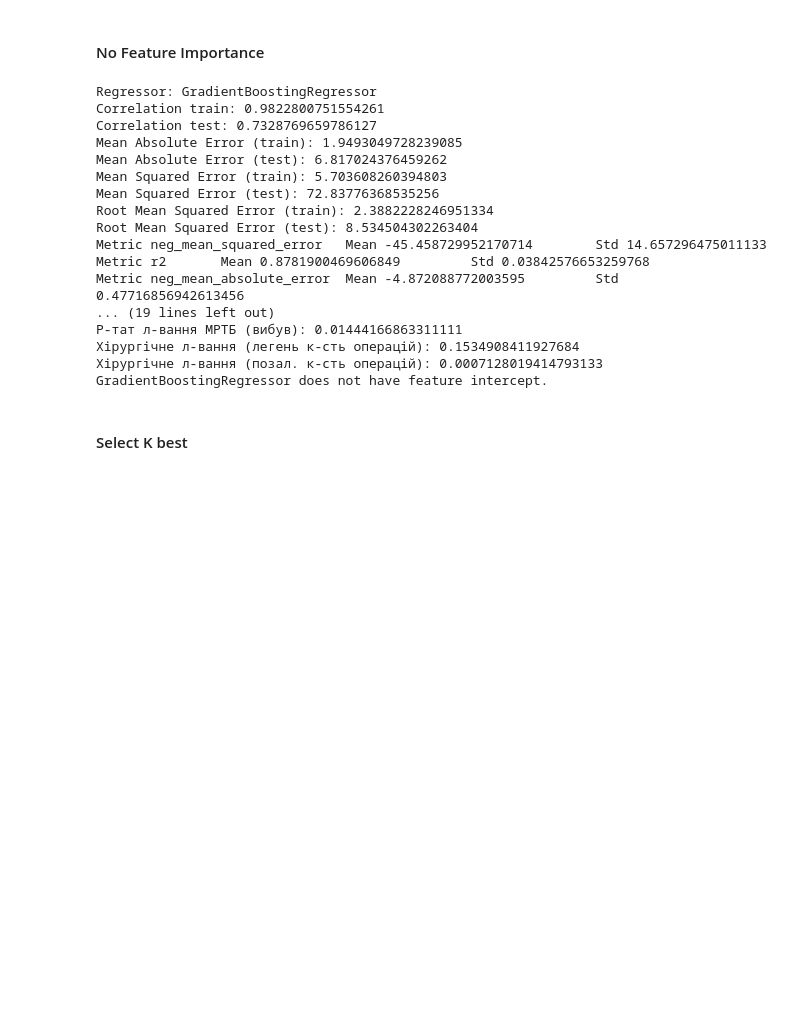
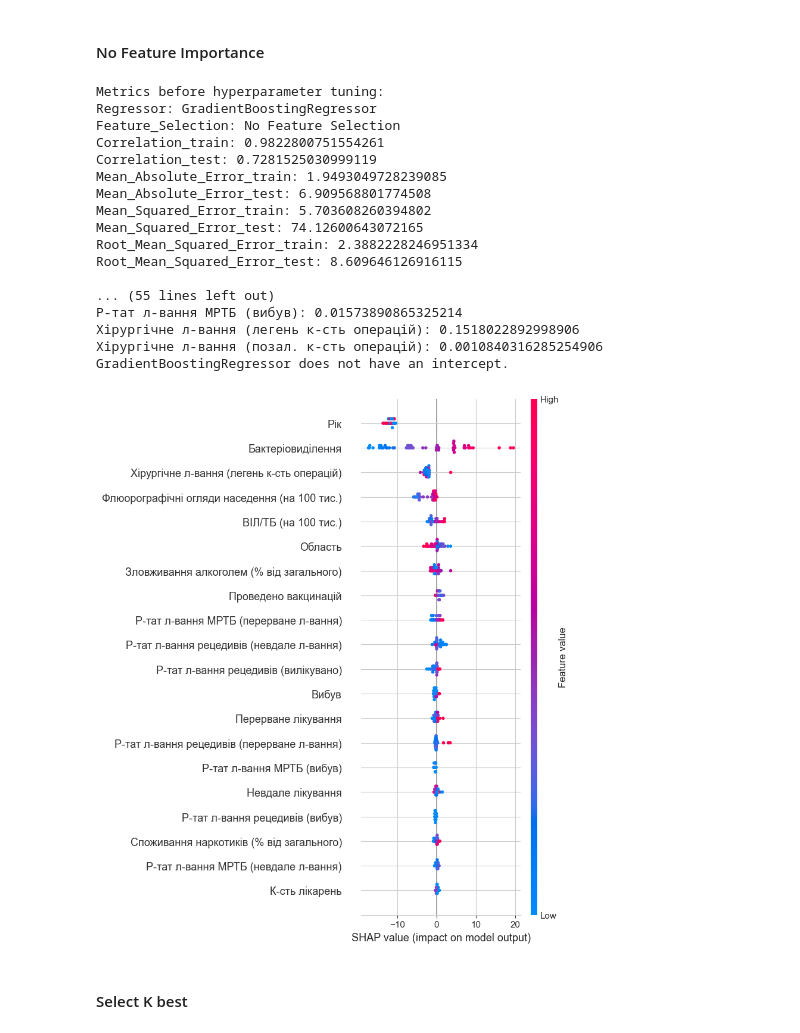
Before and after one commit to Lmax09/Determining-the-Factors-Influencing-the-Spread-of-Tuberculosis-in-Ukraine, a Jupyter notebook: ukraine_combined_feature_selection.ipynb, the cells around one changed output. Drawn from its saved outputs; the diff is of its cells as text; code cells hidden in the pictures; blank space fills up the shorter version.

Commit message:
added shap analysis, hyperparameter tuning

```diff
--- a/ukraine_combined_feature_selection.ipynb
+++ b/ukraine_combined_feature_selection.ipynb
@@ -875,25 +939,26 @@ Sensitivity for Хірургічне л-вання (легень к-сть оп
 # %%
 regressor = GradientBoostingRegressor()
 
-model_assessment(regressor, 'No Feature Selection', X_train, X_test, y_train, y_test, X_train, X_test)
+model_assessment(regressor, 'No Feature Selection', X_train, X_test, y_train, y_test, X_train, X_test, True)
 # %% [output]
+Metrics before hyperparameter tuning:
 Regressor: GradientBoostingRegressor
-Correlation train: 0.9822800751554261
-Correlation test: 0.7328769659786127
-Mean Absolute Error (train): 1.9493049728239085
-Mean Absolute Error (test): 6.817024376459262
-Mean Squared Error (train): 5.703608260394803
-Mean Squared Error (test): 72.83776368535256
-Root Mean Squared Error (train): 2.3882228246951334
-Root Mean Squared Error (test): 8.534504302263404
-Metric neg_mean_squared_error   Mean -45.458729952170714        Std 14.657296475011133
-Metric r2       Mean 0.8781900469606849         Std 0.03842576653259768
-Metric neg_mean_absolute_error  Mean -4.872088772003595         Std 0.47716856942613456
-... (19 lines left out)
-Р-тат л-вання МРТБ (вибув): 0.01444166863311111
-Хірургічне л-вання (легень к-сть операцій): 0.1534908411927684
-Хірургічне л-вання (позал. к-сть операцій): 0.0007128019414793133
-GradientBoostingRegressor does not have feature intercept.
+Feature_Selection: No Feature Selection
+Correlation_train: 0.9822800751554261
+Correlation_test: 0.7281525030999119
+Mean_Absolute_Error_train: 1.9493049728239085
+Mean_Absolute_Error_test: 6.909568801774508
+Mean_Squared_Error_train: 5.703608260394802
+Mean_Squared_Error_test: 74.12600643072165
+Root_Mean_Squared_Error_train: 2.3882228246951334
+Root_Mean_Squared_Error_test: 8.609646126916115
+
+... (55 lines left out)
+Р-тат л-вання МРТБ (вибув): 0.01573890865325214
+Хірургічне л-вання (легень к-сть операцій): 0.1518022892998906
+Хірургічне л-вання (позал. к-сть операцій): 0.0010840316285254906
+GradientBoostingRegressor does not have an intercept.
+[figure, added]
 # %% [markdown]
 #### Select K best
 # %%
```
Also changed, not shown: parts of 30 cells of this notebook.
